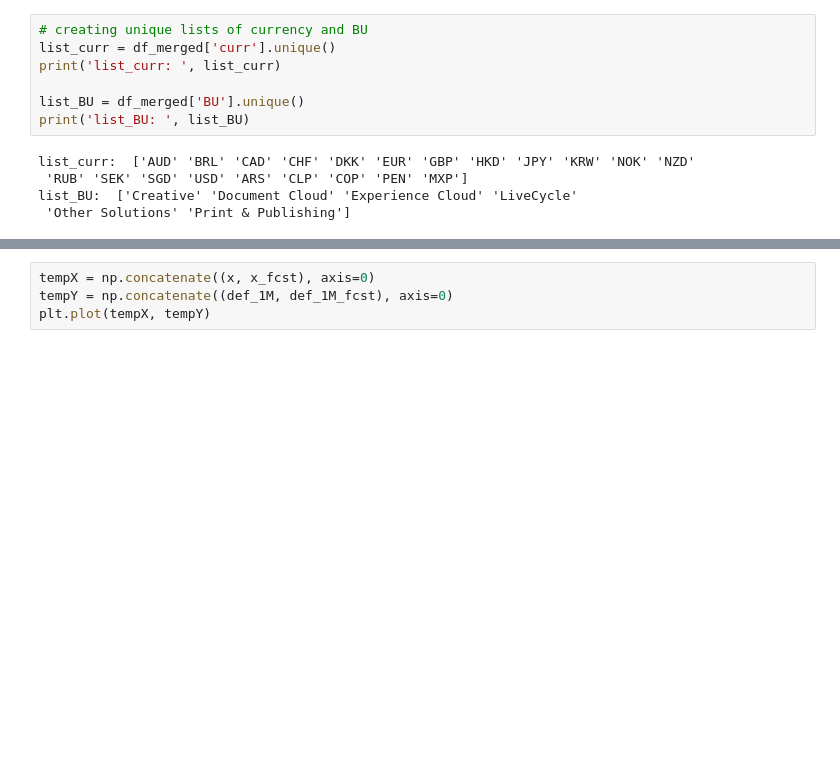
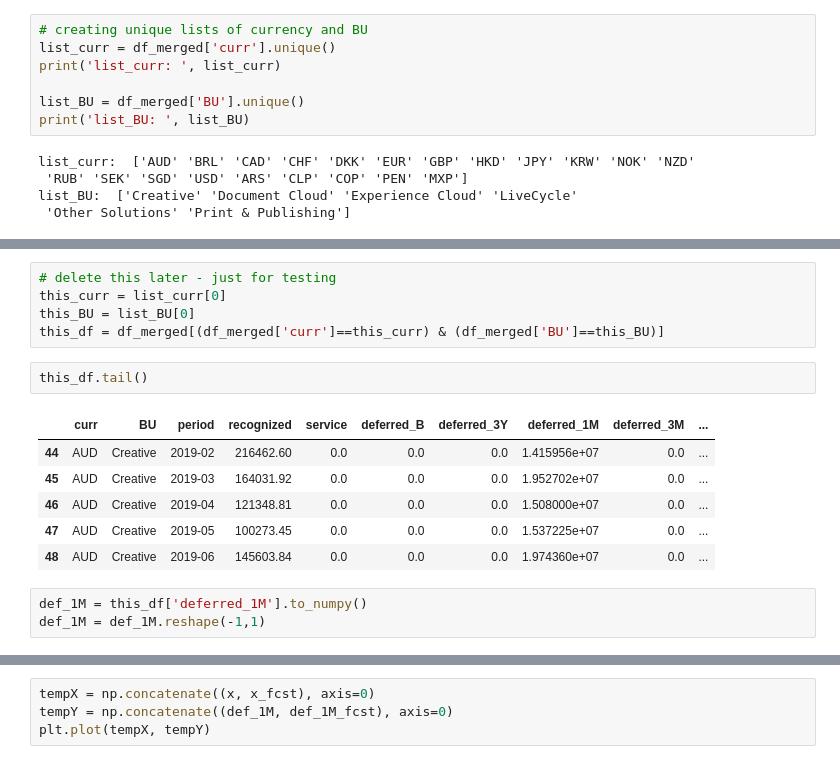
Before and after one commit to davidjsmith44/Deferred_Revenue_Forecast, a Jupyter notebook: src/deferred_all_pandas.ipynb, the cells around one changed output, grey strips where cells are left out. Cells and saved outputs as stored; diff of their text form; blank space fills up the shorter version.

Commit message:
dataframe issues

```diff
--- a/src/deferred_all_pandas.ipynb
+++ b/src/deferred_all_pandas.ipynb
@@ -1657 +1594,18 @@ for this_curr in list_curr:
+# %%
+# delete this later - just for testing
+this_curr = list_curr[0]
+this_BU = list_BU[0]
+this_df = df_merged[(df_merged['curr']==this_curr) & (df_merged['BU']==this_BU)]
+# %%
+this_df.tail()
+# %% [output]
+|  | curr | BU | period | recognized | service | deferred_B | deferred_3Y | deferred_1M | deferred_3M | ... |
+| 44 | AUD | Creative | 2019-02 | 216462.60 | 0.0 | 0.0 | 0.0 | 1.415956e+07 | 0.0 | ... |
+| 45 | AUD | Creative | 2019-03 | 164031.92 | 0.0 | 0.0 | 0.0 | 1.952702e+07 | 0.0 | ... |
+| 46 | AUD | Creative | 2019-04 | 121348.81 | 0.0 | 0.0 | 0.0 | 1.508000e+07 | 0.0 | ... |
+| 47 | AUD | Creative | 2019-05 | 100273.45 | 0.0 | 0.0 | 0.0 | 1.537225e+07 | 0.0 | ... |
+| 48 | AUD | Creative | 2019-06 | 145603.84 | 0.0 | 0.0 | 0.0 | 1.974360e+07 | 0.0 | ... |
+# %%
+def_1M = this_df['deferred_1M'].to_numpy()
+def_1M = def_1M.reshape(-1,1)
 # %%
```
Also changed, not shown: parts of 38 cells of this notebook.
